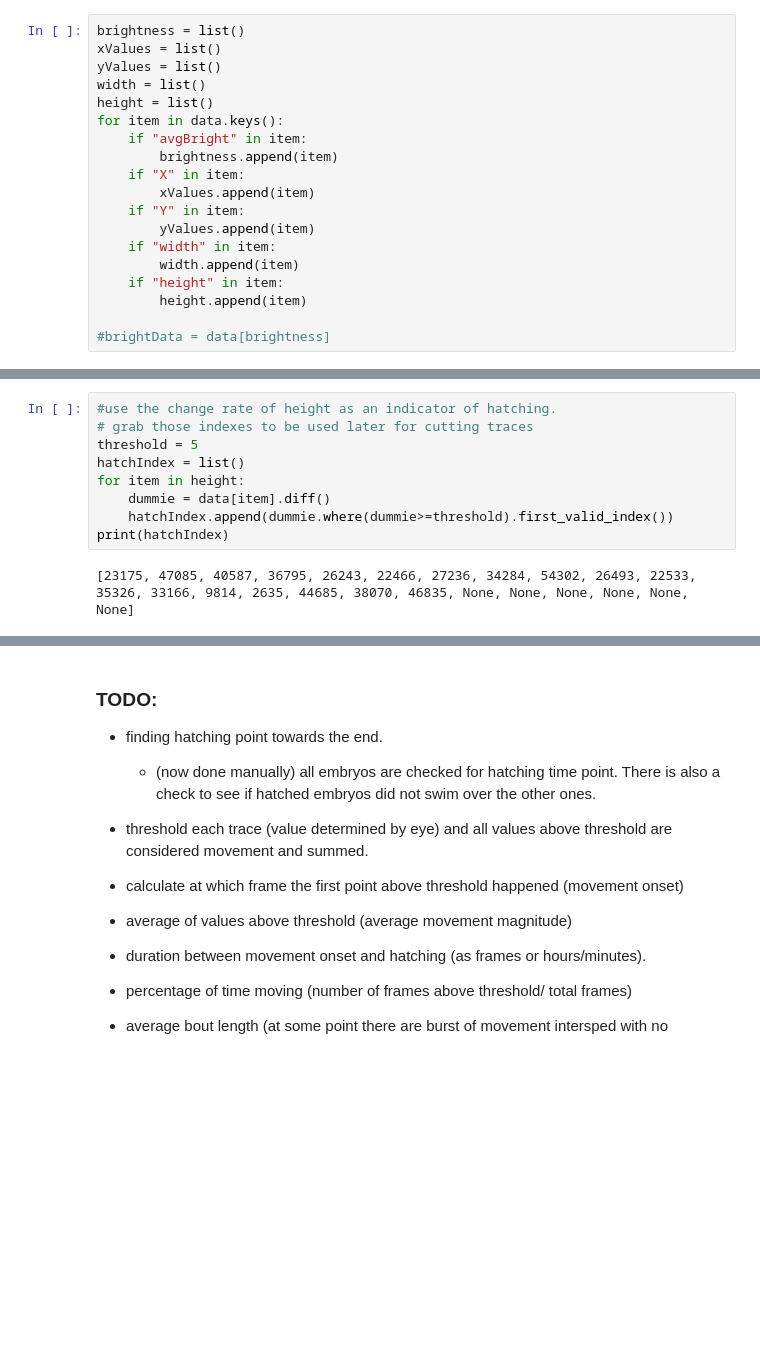
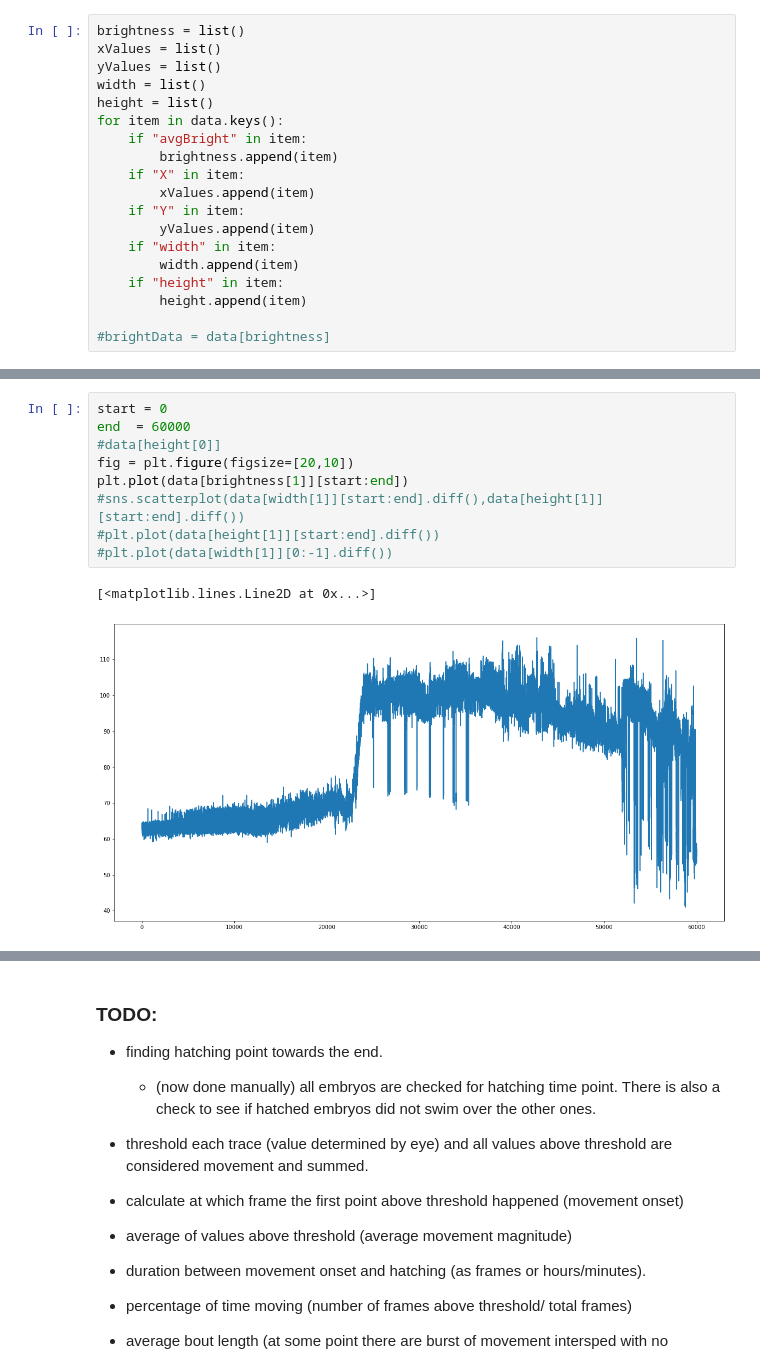
Before and after one commit to jmenzies280/embryo-monitoring, a Jupyter notebook: software/analysis/analysis_demo.ipynb, the cells around one changed output, grey strips where cells are left out. Cells and saved outputs as stored; diff of their text form; blank space fills up the shorter version.

```diff
--- a/software/analysis/analysis_demo.ipynb
+++ b/software/analysis/analysis_demo.ipynb
@@ -66,11 +86,12 @@ for item in data.keys():
 # %%
-#use the change rate of height as an indicator of hatching.
-# grab those indexes to be used later for cutting traces
-threshold = 5
-hatchIndex = list()
-for item in height:
-    dummie = data[item].diff()
-    hatchIndex.append(dummie.where(dummie>=threshold).first_valid_index())
-print(hatchIndex)
+start = 0
+end  = 60000
+#data[height[0]]
+fig = plt.figure(figsize=[20,10])
+plt.plot(data[brightness[1]][start:end])
+#sns.scatterplot(data[width[1]][start:end].diff(),data[height[1]][start:end].diff())
+#plt.plot(data[height[1]][start:end].diff())
+#plt.plot(data[width[1]][0:-1].diff())
 # %% [output]
-[23175, 47085, 40587, 36795, 26243, 22466, 27236, 34284, 54302, 26493, 22533, 35326, 33166, 9814, 2635, 44685, 38070, 46835, None, None, None, None, None, None]
+[<matplotlib.lines.Line2D at 0x...>]
+[figure, added]
```
Also changed, not shown: parts of 4 cells of this notebook, 2 other files.
